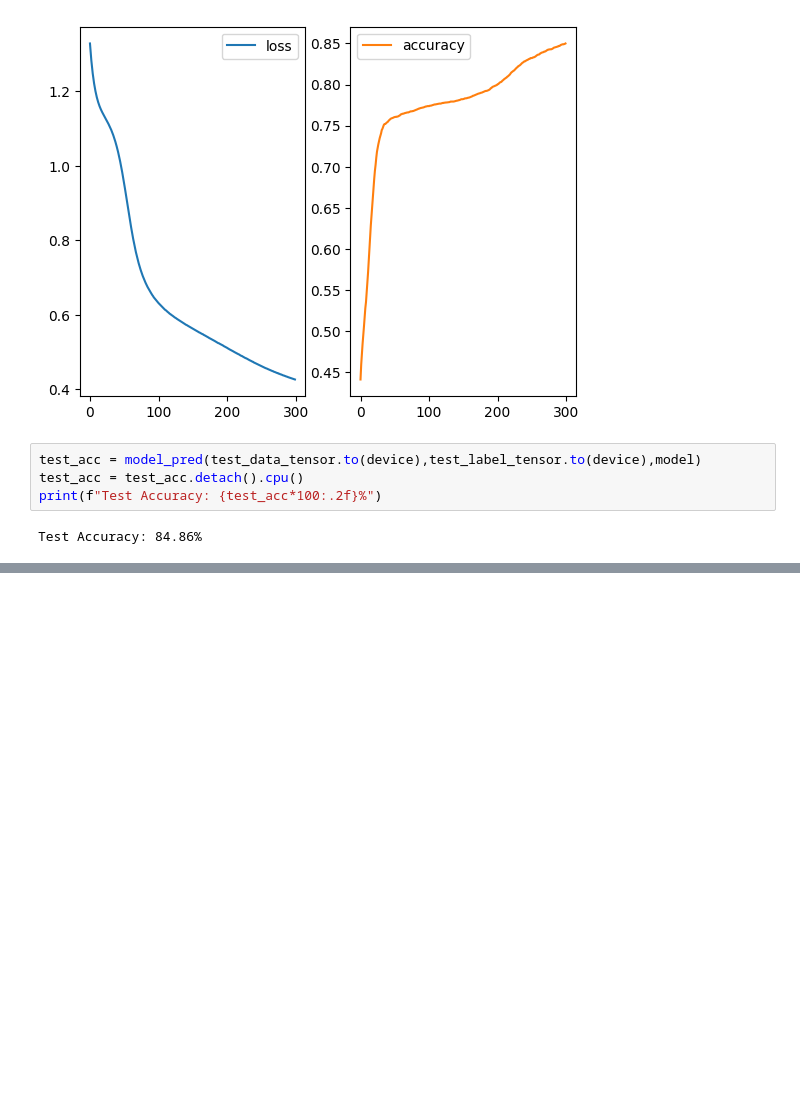
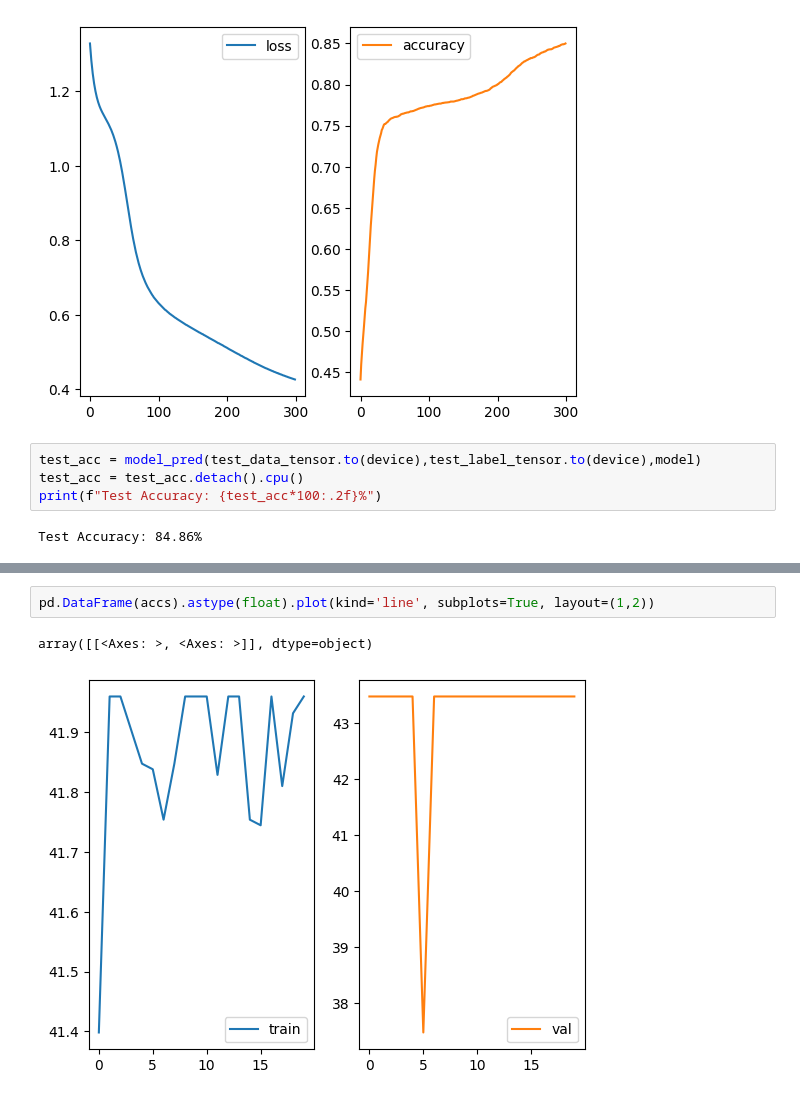
Before and after one commit to rizstwn/llm-learning, a Jupyter notebook: nlp-hundred-exercise.ipynb, the cells around one changed output, grey strips where cells are left out. Saved outputs shown, nothing was run; the diff lists cells and outputs as text; blank space fills up the shorter version.

```diff
--- a/nlp-hundred-exercise.ipynb
+++ b/nlp-hundred-exercise.ipynb
@@ -2400,0 +2720,5 @@ Test Accuracy: 84.86%
+# %%
+pd.DataFrame(accs).astype(float).plot(kind='line', subplots=True, layout=(1,2))
+# %% [output]
+array([[<Axes: >, <Axes: >]], dtype=object)
+[figure, added]
```
Also changed, not shown: parts of 22 cells of this notebook.
